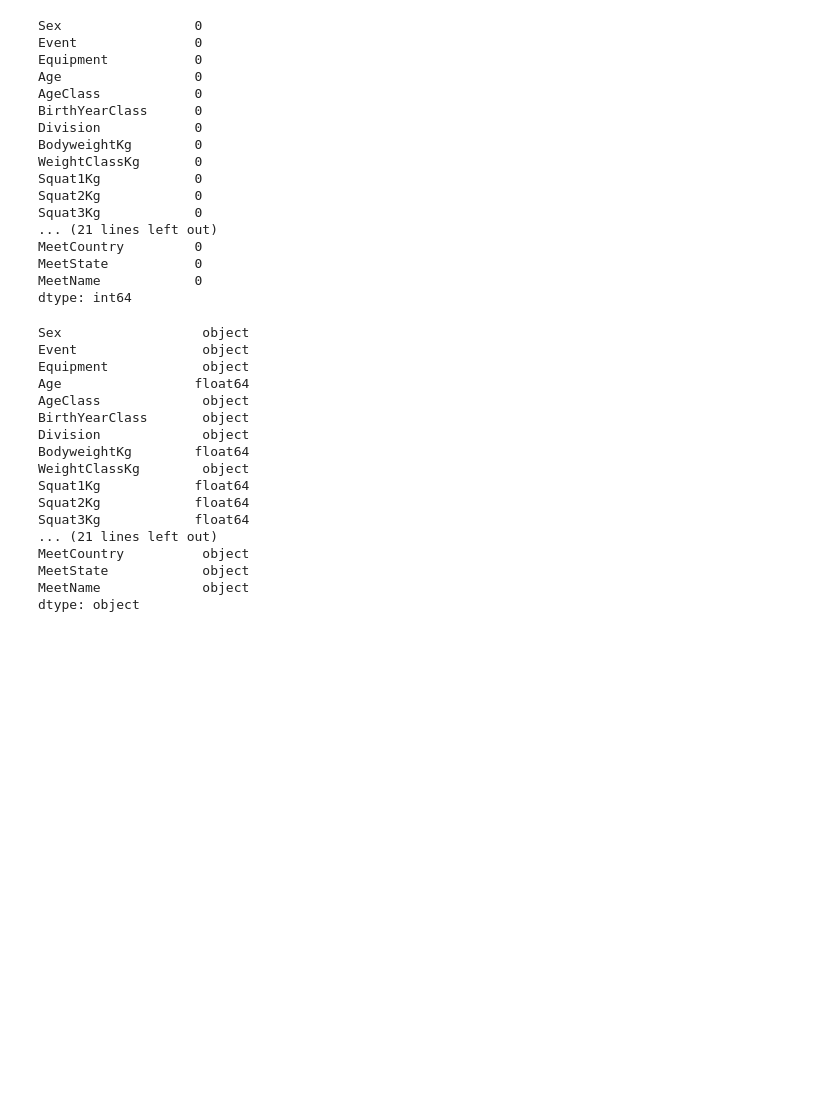
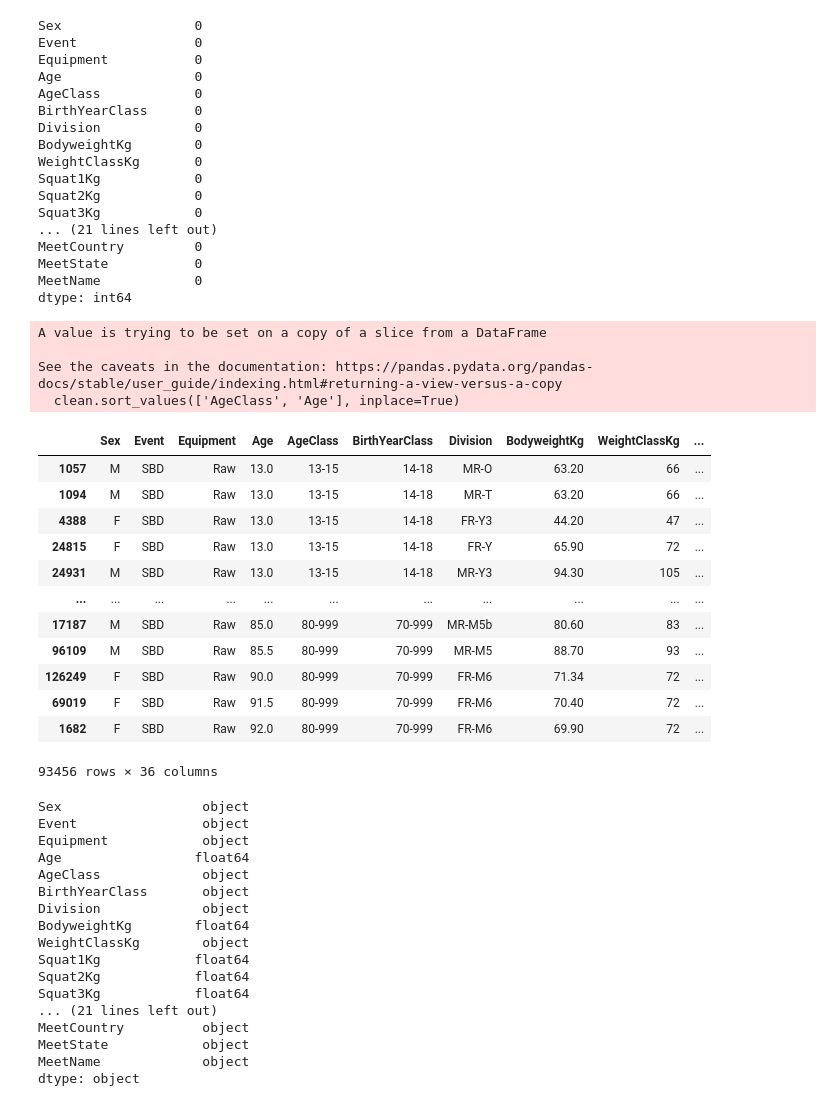
Before and after one commit to jjz17/Natural-Strength, a Jupyter notebook: model.ipynb, the cells around one changed output. Drawn from its saved outputs; the diff is of its cells as text; code cells hidden in the pictures; blank space fills up the shorter version.

```diff
--- a/model.ipynb
+++ b/model.ipynb
@@ -174,6 +174,29 @@ MeetCountry         0
 MeetState           0
 MeetName            0
 dtype: int64
+# %%
+clean.sort_values(['AgeClass', 'Age'], inplace=True)
+# %% [output]
+A value is trying to be set on a copy of a slice from a DataFrame
+
+See the caveats in the documentation: https://pandas.pydata.org/pandas-docs/stable/user_guide/indexing.html#returning-a-view-versus-a-copy
+  clean.sort_values(['AgeClass', 'Age'], inplace=True)
+# %%
+clean
+# %% [output]
+|  | Sex | Event | Equipment | Age | AgeClass | BirthYearClass | Division | BodyweightKg | WeightClassKg | ... |
+| 1057 | M | SBD | Raw | 13.0 | 13-15 | 14-18 | MR-O | 63.20 | 66 | ... |
+| 1094 | M | SBD | Raw | 13.0 | 13-15 | 14-18 | MR-T | 63.20 | 66 | ... |
+| 4388 | F | SBD | Raw | 13.0 | 13-15 | 14-18 | FR-Y3 | 44.20 | 47 | ... |
+| 24815 | F | SBD | Raw | 13.0 | 13-15 | 14-18 | FR-Y | 65.90 | 72 | ... |
+| 24931 | M | SBD | Raw | 13.0 | 13-15 | 14-18 | MR-Y3 | 94.30 | 105 | ... |
+| ... | ... | ... | ... | ... | ... | ... | ... | ... | ... | ... |
+| 17187 | M | SBD | Raw | 85.0 | 80-999 | 70-999 | MR-M5b | 80.60 | 83 | ... |
+| 96109 | M | SBD | Raw | 85.5 | 80-999 | 70-999 | MR-M5 | 88.70 | 93 | ... |
+| 126249 | F | SBD | Raw | 90.0 | 80-999 | 70-999 | FR-M6 | 71.34 | 72 | ... |
+| 69019 | F | SBD | Raw | 91.5 | 80-999 | 70-999 | FR-M6 | 70.40 | 72 | ... |
+| 1682 | F | SBD | Raw | 92.0 | 80-999 | 70-999 | FR-M6 | 69.90 | 72 | ... |
+93456 rows × 36 columns
 # %%
 clean.to_csv('no_null_vals.csv', index=False)
 # %%
```
Also changed, not shown: parts of 15 cells of this notebook, 1 other file.
